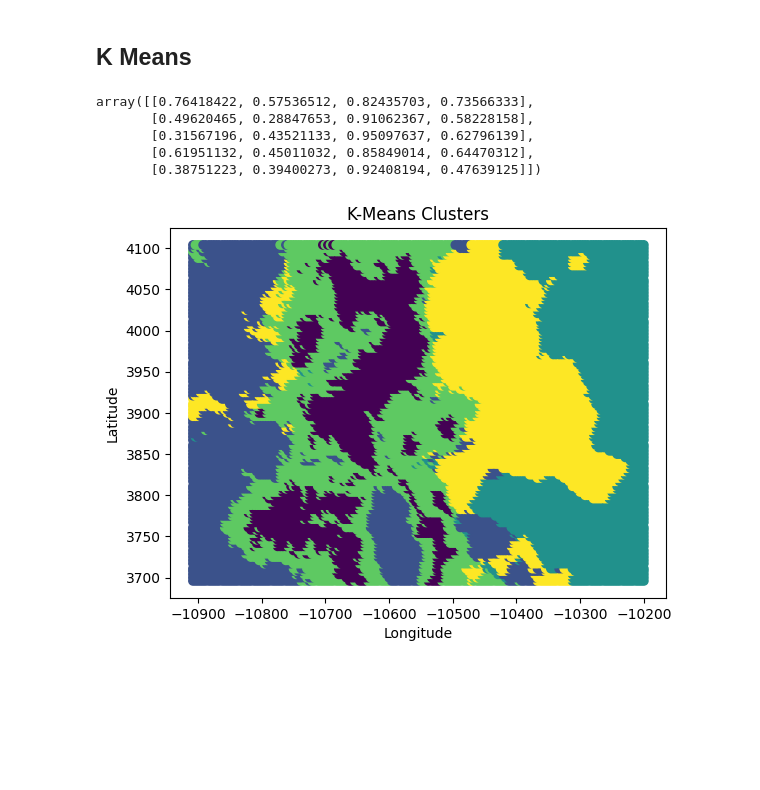
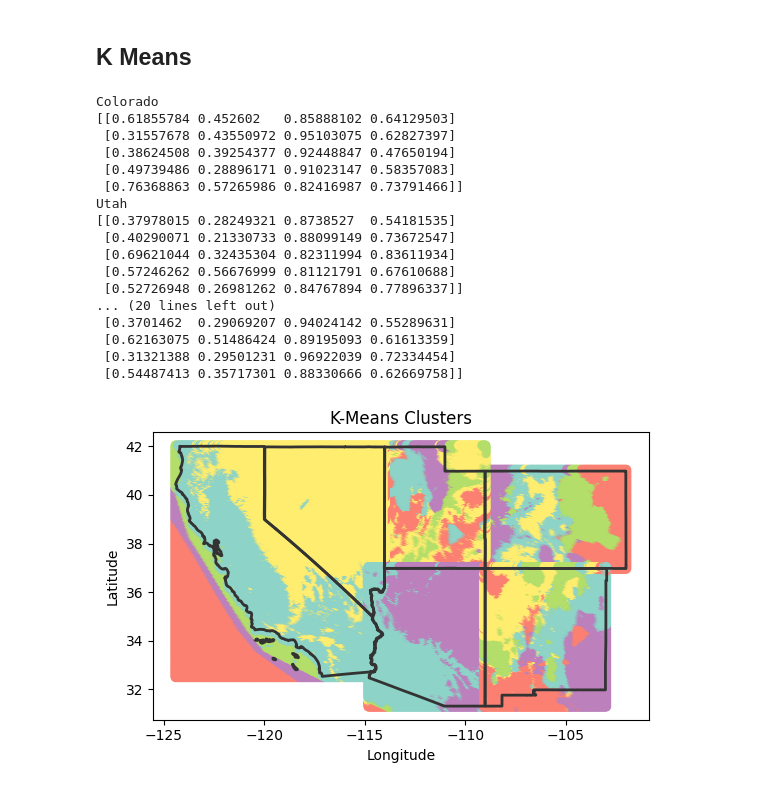
Before and after one commit to maminian/gsmmc-2023-fire-risk, a Jupyter notebook: kmeans/kmeans.ipynb, the cells around one changed output. Cells and saved outputs as stored; diff of their text form; code cells hidden in the pictures; blank space fills up the shorter version.

Commit message:
Hacky solution for multiple states

```diff
--- a/kmeans/kmeans.ipynb
+++ b/kmeans/kmeans.ipynb
@@ -13,25 +17,59 @@ with open('co_data.pickle', 'rb') as handle:
+# %%
+# open data
+ds = []
+
+for state in states:
+    data_file = "data/" + state + '.pickle'
+    if os.path.exists(data_file):
+        with open(data_file, 'rb') as handle:
+            ds.append(pickle.load(handle))
+    else:
+        print(state + " data not found...scraping data into folder")
+        clean_data.save_data(state)
 # %% [markdown]
 ## K Means
 # %%
 # use k-means, and find the cluster centers
-km = KMeans(n_clusters=5).fit(d['all_data'][:,2:]);
-km.cluster_centers_  # without lat lon coord as "features"
+kms = []
+for i, d in enumerate(ds):
+    km = KMeans(n_clusters=5,n_init='auto').fit(d['all_data'][:,2:]);
+    kms.append(km)
+    print(state_names[i])
+    print(km.cluster_centers_)  # without lat lon coord as "features"
 # %% [output]
-array([[0.76418422, 0.57536512, 0.82435703, 0.73566333],
-       [0.49620465, 0.28847653, 0.91062367, 0.58228158],
-       [0.31567196, 0.43521133, 0.95097637, 0.62796139],
-       [0.61951132, 0.45011032, 0.85849014, 0.64470312],
-       [0.38751223, 0.39400273, 0.92408194, 0.47639125]])
+Colorado
+[[0.61855784 0.452602   0.85888102 0.64129503]
+ [0.31557678 0.43550972 0.95103075 0.62827397]
+ [0.38624508 0.39254377 0.92448847 0.47650194]
+ [0.49739486 0.28896171 0.91023147 0.58357083]
+ [0.76368863 0.57265986 0.82416987 0.73791466]]
+Utah
+[[0.37978015 0.28249321 0.8738527  0.54181535]
+ [0.40290071 0.21330733 0.88099149 0.73672547]
+ [0.69621044 0.32435304 0.82311994 0.83611934]
+ [0.57246262 0.56676999 0.81121791 0.67610688]
+ [0.52726948 0.26981262 0.84767894 0.77896337]]
+... (20 lines left out)
+ [0.3701462  0.29069207 0.94024142 0.55289631]
+ [0.62163075 0.51486424 0.89195093 0.61613359]
+ [0.31321388 0.29501231 0.96922039 0.72334454]
+ [0.54487413 0.35717301 0.88330666 0.62669758]]
 # %%
 # plot the cluster of a specific (long,lat) coordinate
-lon = (np.round(d['lon'],2)*100).astype(int).flatten()  # x
-lat = (np.round(d['lat'],2)*100).astype(int).flatten()  # y
-plt.xlabel("Longitude");
-plt.ylabel("Latitude");
-plt.title("K-Means Clusters");
-plt.scatter(lon,lat,c=km.labels_);
+fig,ax = plt.subplots()
+ax.set_xlabel("Longitude");
+ax.set_ylabel("Latitude");
+ax.set_title("K-Means Clusters");
 
-if savefile:  # save if filename is given
-    plt.savefig(savefile,dpi=300);
+for i,km in enumerate(kms):
+    lon = np.round(ds[i]['lon'],2).flatten()  # x
+    lat = np.round(ds[i]['lat'],2).flatten()  # y
+    ax.scatter(lon,lat,c=km.labels_,cmap='Set3');
+
+for state_name in state_names:
+    usb.draw_state(ax, state_name, edgecolor='#333')
+
+# if savefile:  # save if filename is given
+#     plt.savefig(savefile,dpi=300);
 # %% [output]
-[figure, old version]
+[figure, new version]
```
Also changed, not shown: parts of 4 cells of this notebook, 1 other file.
